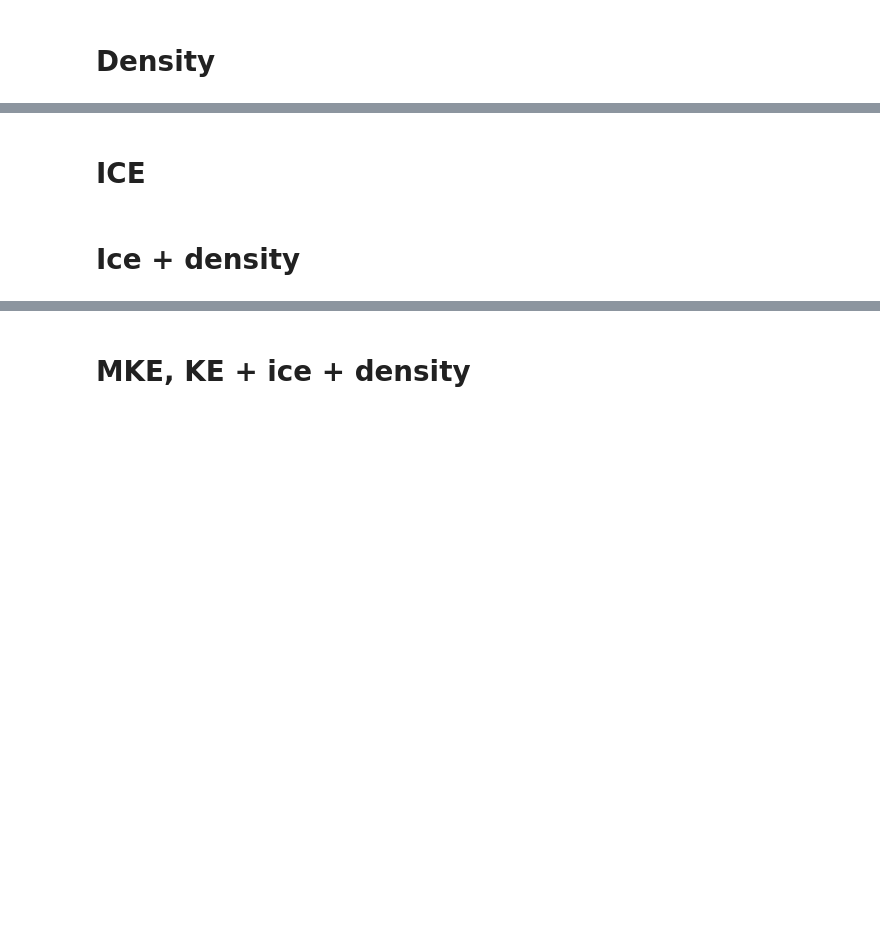
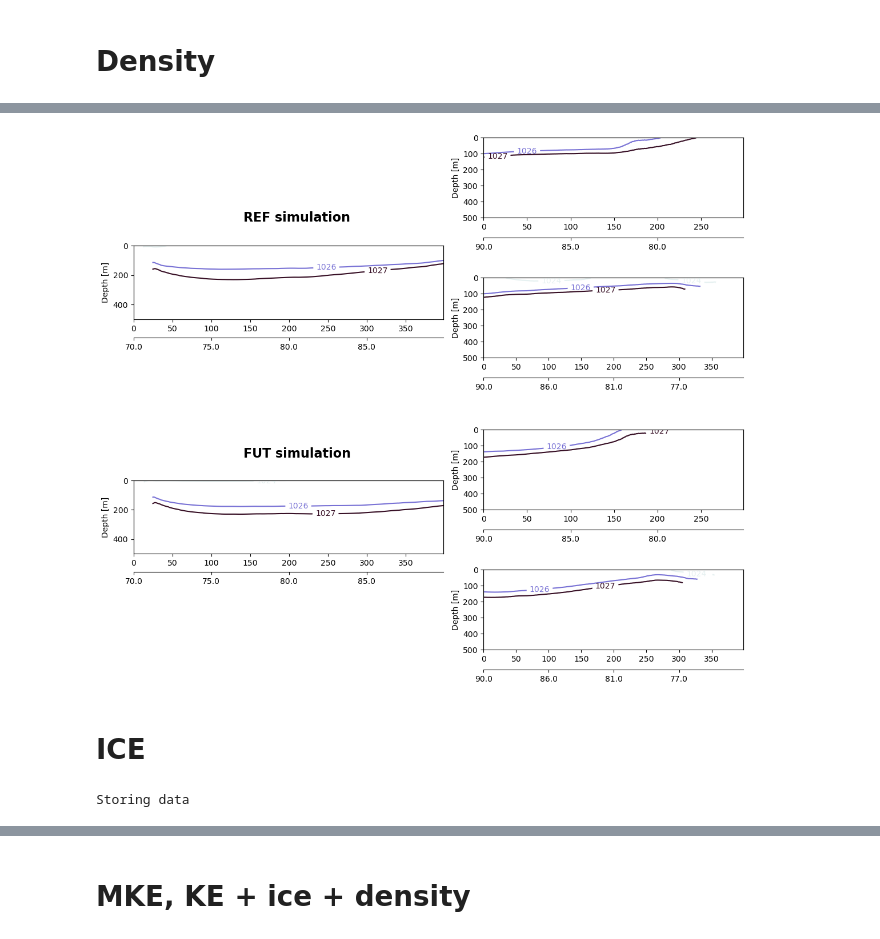
Before and after one commit to jk-rieck/future_arctic, a Jupyter notebook: Transect_plots.ipynb, the cells around one changed output, grey strips where cells are left out. Drawn from its saved outputs; the diff is of its cells as text; code cells hidden in the pictures; blank space fills up the shorter version.

```diff
--- a/Transect_plots.ipynb
+++ b/Transect_plots.ipynb
@@ -117,0 +147,9 @@ plt.savefig('PV_horizontal_gradient_REF_FUT.pdf')
+# %%
+data2plot_REF_rho_t0  = data2plot_REF_rho.isel(diag=slice(0,400))
+data2plot_FUT_rho_t0  = data2plot_FUT_rho.isel(diag=slice(0,400))
+# %%
+data2plot_REF_rho_t1  = data2plot_REF_rho.isel(diag=slice(400,None))
+data2plot_FUT_rho_t1  = data2plot_FUT_rho.isel(diag=slice(400,None))
+# %%
+data2plot_REF_rho_t2  = data2plot_rho_t1.rhop_sig0_ref_t1.mean('time_counter').compute()
+data2plot_FUT_rho_t2  = data2plot_rho_t1.rhop_sig0_fut_t1.mean('time_counter').compute()
@@ -118,3 +396,10 @@ plt.savefig('PV_horizontal_gradient_REF_FUT.pdf')
+# %%
+ds_cf = {"REF":{"t0":data2plot_REF_rho_t0,"t1":data2plot_REF_rho_t1,"t2":data2plot_REF_rho_t2},
+         "FUT":{"t0":data2plot_FUT_rho_t0,"t1":data2plot_FUT_rho_t1,"t2":data2plot_FUT_rho_t2}}
+# %%
+plot_transects(ds_cf=ds_cf,contour=True,ylim=(0,500),figsize=(7,7),output="density_contours_gradient_REF_FUT.pdf")
+# %% [output]
+[figure, added]
 # %% [markdown]
 # ICE
 # %%
@@ -128,3 +411,7 @@ ICEMOD_FUT = xr.decode_cf(xr.open_mfdataset(ICEMOD_data_filesFUT, coords="minima
 
 ICEMOD_FUT = ICEMOD_FUT.assign_coords({"nav_lon":grid.nav_lon,"nav_lat":grid.nav_lat})
+# %%
+transects_data = extract_transects(transects,ICEMOD_REF,ICEMOD_FUT,'sithic','/data0/project/drakkar/USERS/jrieck/transects/sithic_{0}.nc')
+# %% [output]
+Storing data
 # %%
@@ -140,2 +430,0 @@ data2plot_FUT_icethick = diag_transect_FUT.mean('time_counter').compute()
-# %% [markdown]
-# Ice + density
```
Also changed, not shown: parts of 105 cells of this notebook, 57 other files.
